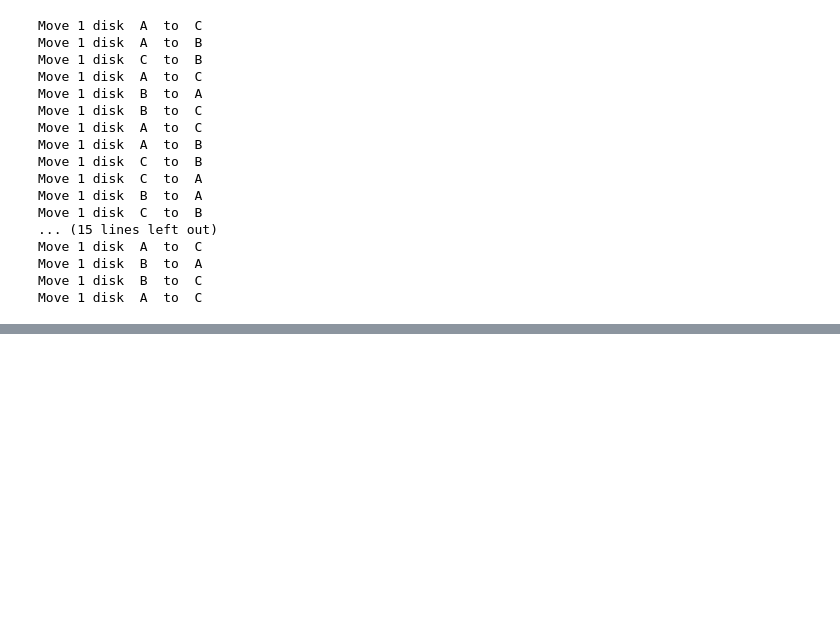
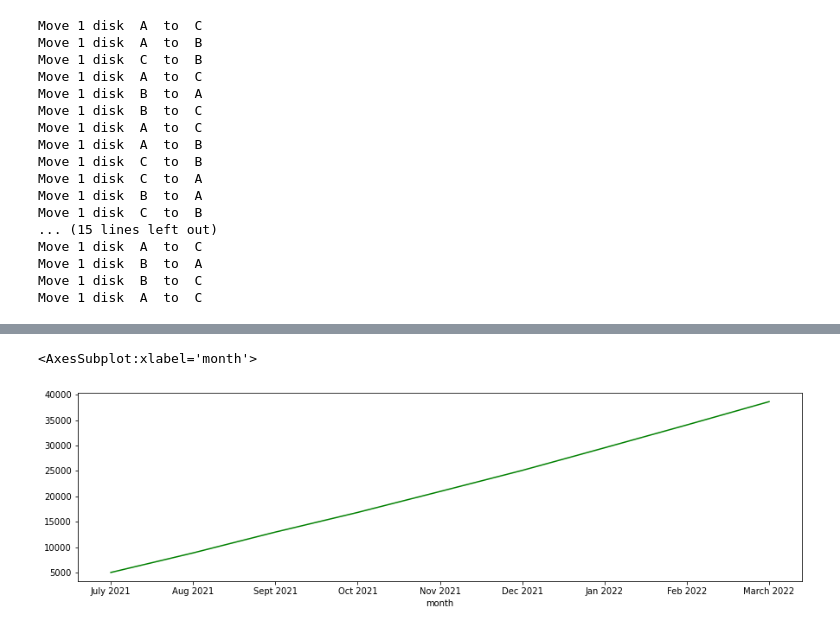
Before and after one commit to AbhishekMaity001/Data-Structures-Algorithms, a Jupyter notebook: DSA practice/001-Scratchpad.ipynb, the cells around one changed output, grey strips where cells are left out. Cells and saved outputs as stored; diff of their text form; code cells hidden in the pictures; blank space fills up the shorter version.

```diff
--- a/DSA practice/001-Scratchpad.ipynb
+++ b/DSA practice/001-Scratchpad.ipynb
@@ -102,0 +282,5 @@ class Linky:
+# %%
+(df['amount'].cumsum()).plot(figsize=(15,4), color='g')
+# %% [output]
+<AxesSubplot:xlabel='month'>
+[figure, added]
```
Also changed, not shown: parts of 12 cells of this notebook.
